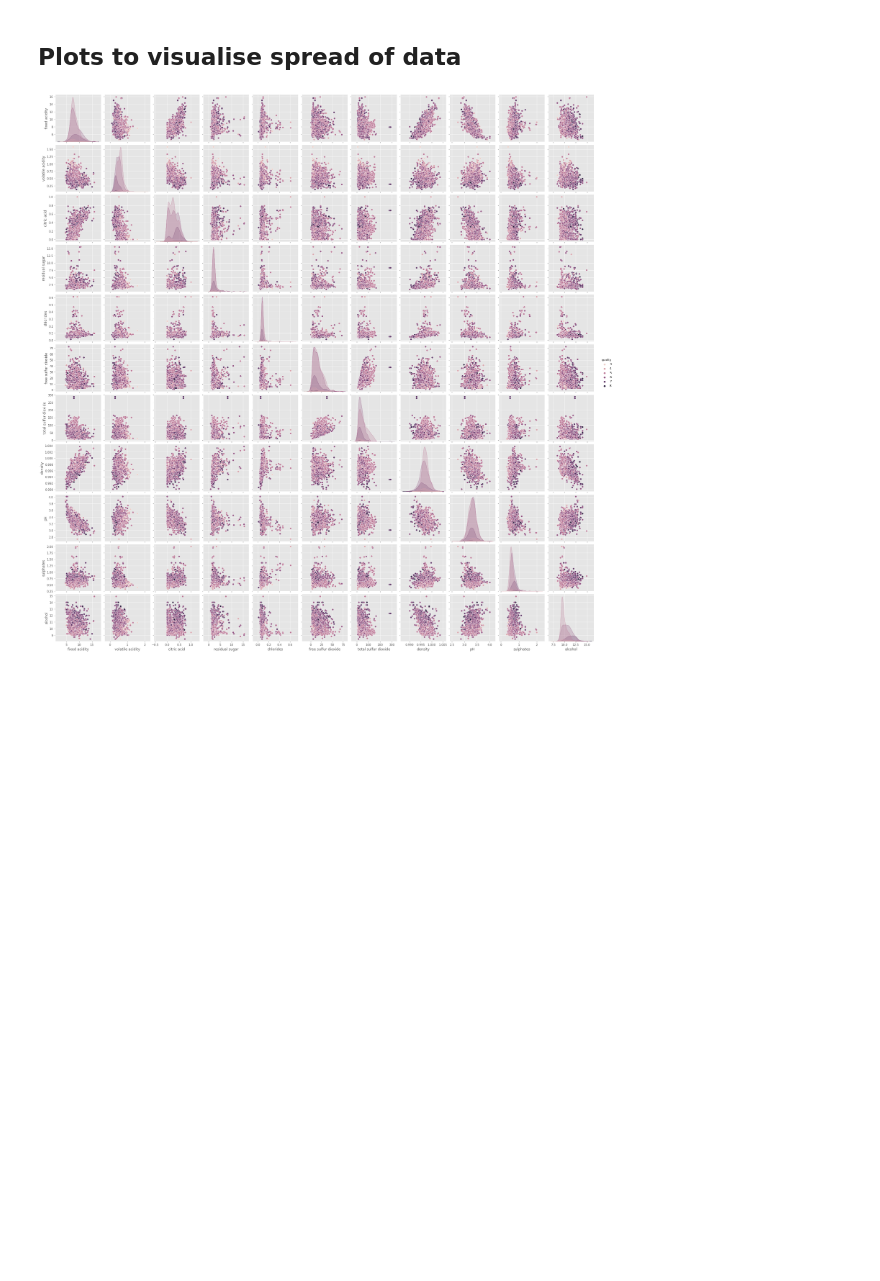
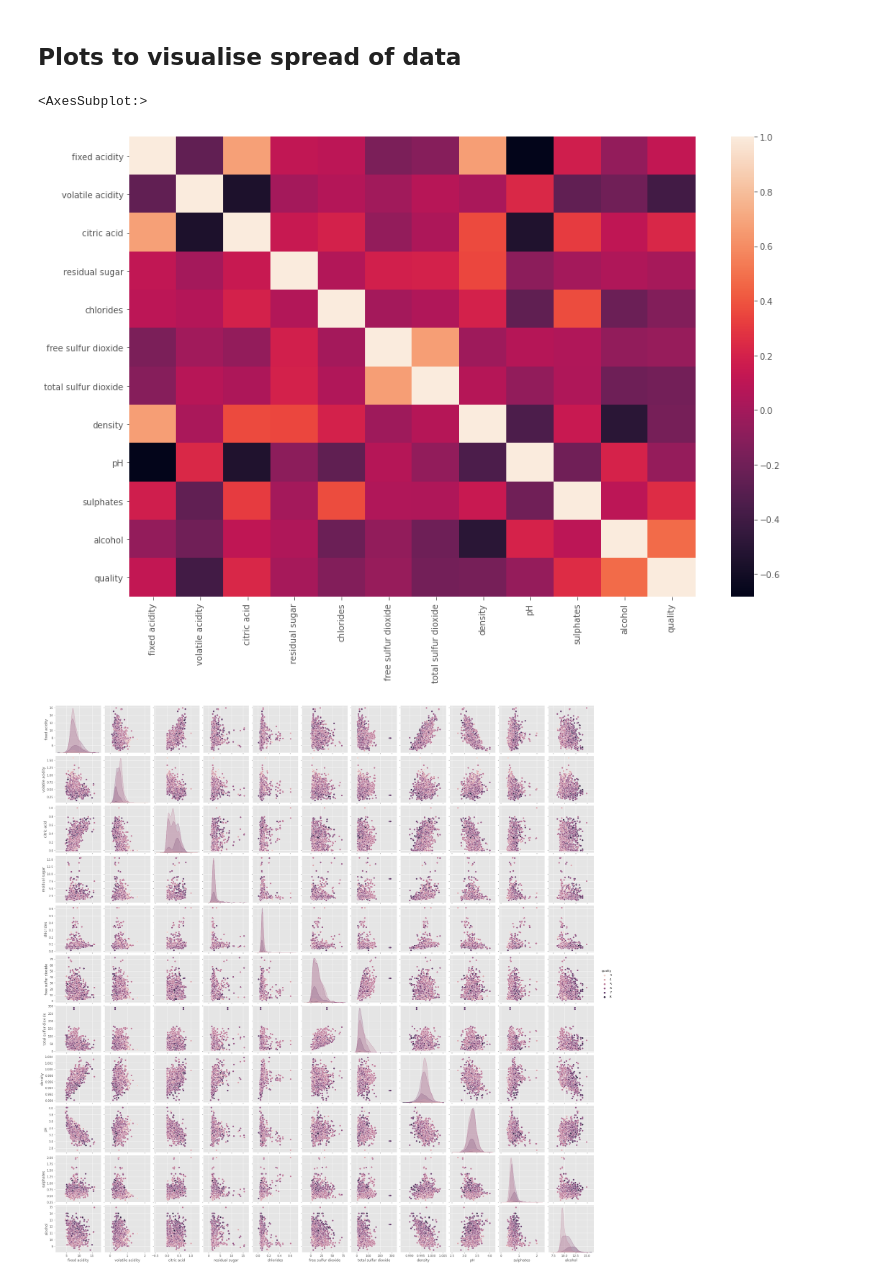
Before and after one commit to Izardo/Machine-Learning-and-Statistics, a Jupyter notebook: scikit-learn.ipynb, the cells around one changed output. Drawn from its saved outputs; the diff is of its cells as text; code cells hidden in the pictures; blank space fills up the shorter version.

```diff
--- a/scikit-learn.ipynb
+++ b/scikit-learn.ipynb
@@ -96,6 +96,12 @@ array([[<AxesSubplot:title={'center':'fixed acidity'}>,
 [figure]
 # %% [markdown]
 ## Plots to visualise spread of data
+# %%
+# Correlations
+sns.heatmap(df.corr())
+# %% [output]
+<AxesSubplot:>
+[figure, added]
 # %%
 # Pair plots.
 sns.pairplot(df, hue='quality')
```
Also changed, not shown: parts of 22 cells of this notebook.
